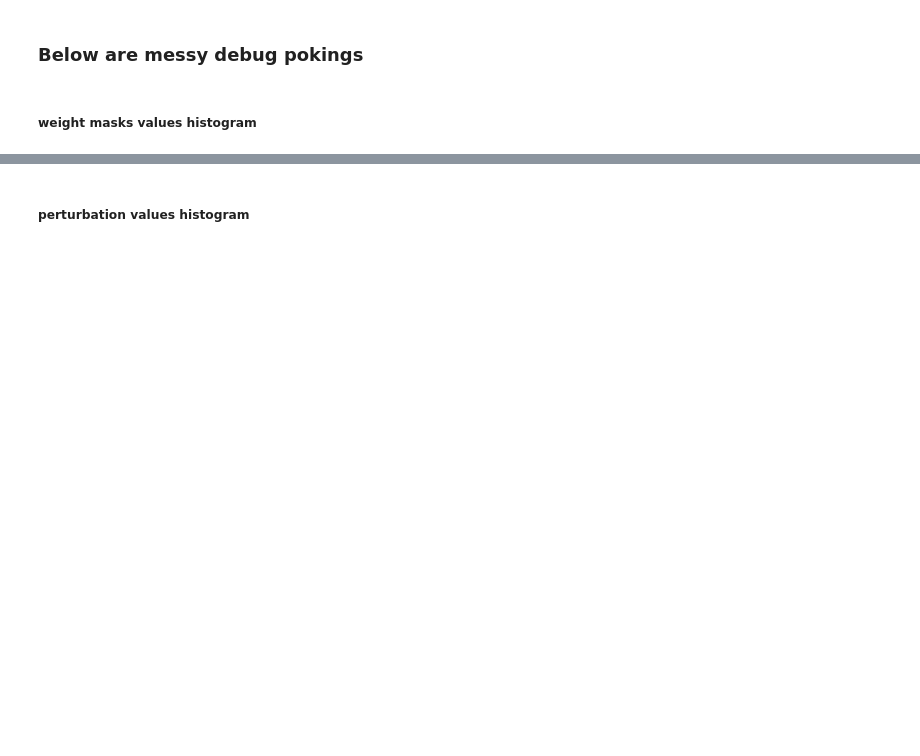
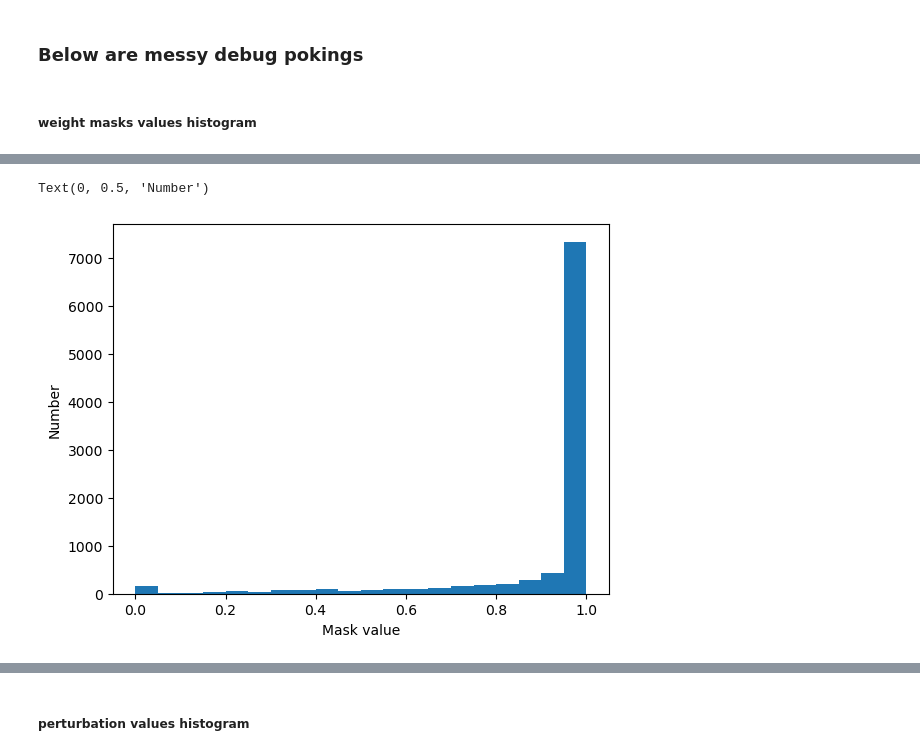
Before and after one commit to nikitamahmoudi/EECS6322Project, a Jupyter notebook: pruning_2a.ipynb, the cells around one changed output, grey strips where cells are left out. Saved outputs shown, nothing was run; the diff lists cells and outputs as text; code cells hidden in the pictures; blank space fills up the shorter version.

```diff
--- a/pruning_2a.ipynb
+++ b/pruning_2a.ipynb
@@ -196,4 +313,9 @@ plt.hist(all_masks_values, bins=20, log=True)
 # %%
 plt.hist(all_masks_values, bins=20)
+plt.xlabel('Mask value')
+plt.ylabel('Number')
+# %% [output]
+Text(0, 0.5, 'Number')
+[figure, added]
 # %%
 # np.mean(all_masks_values)
```
Also changed, not shown: parts of 58 cells of this notebook, 1 other file.
